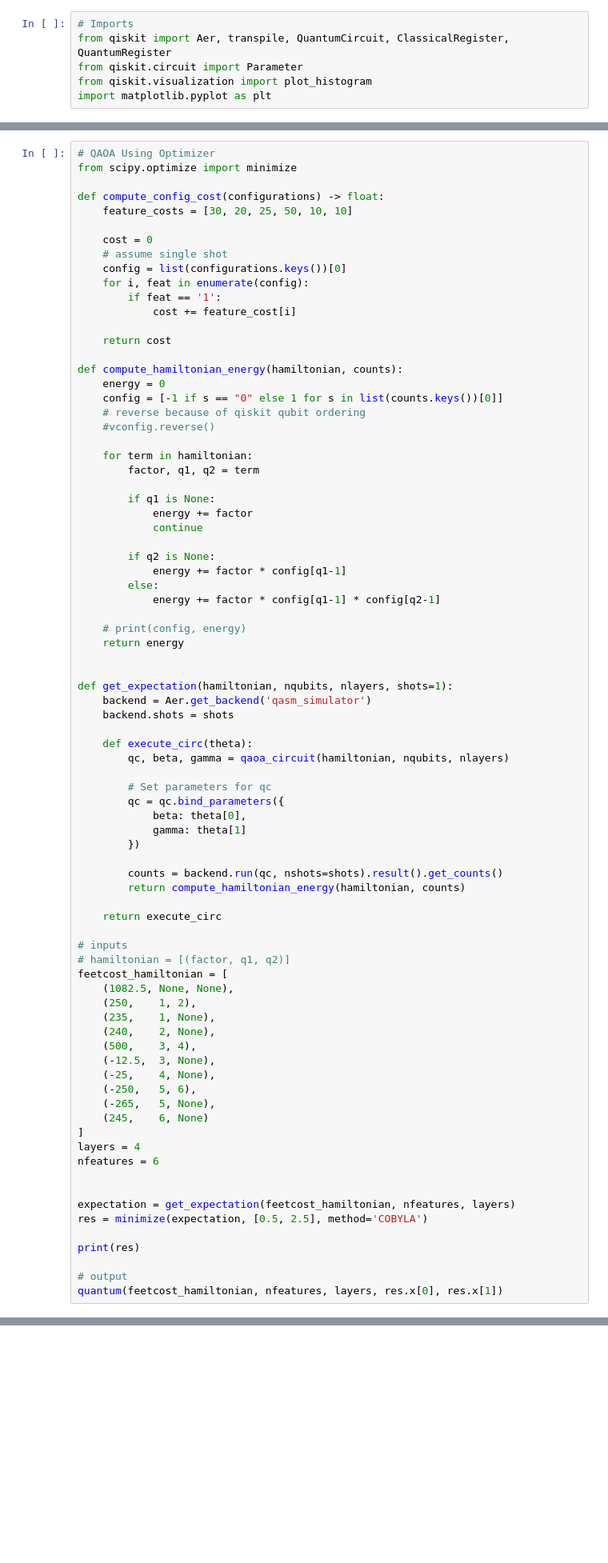
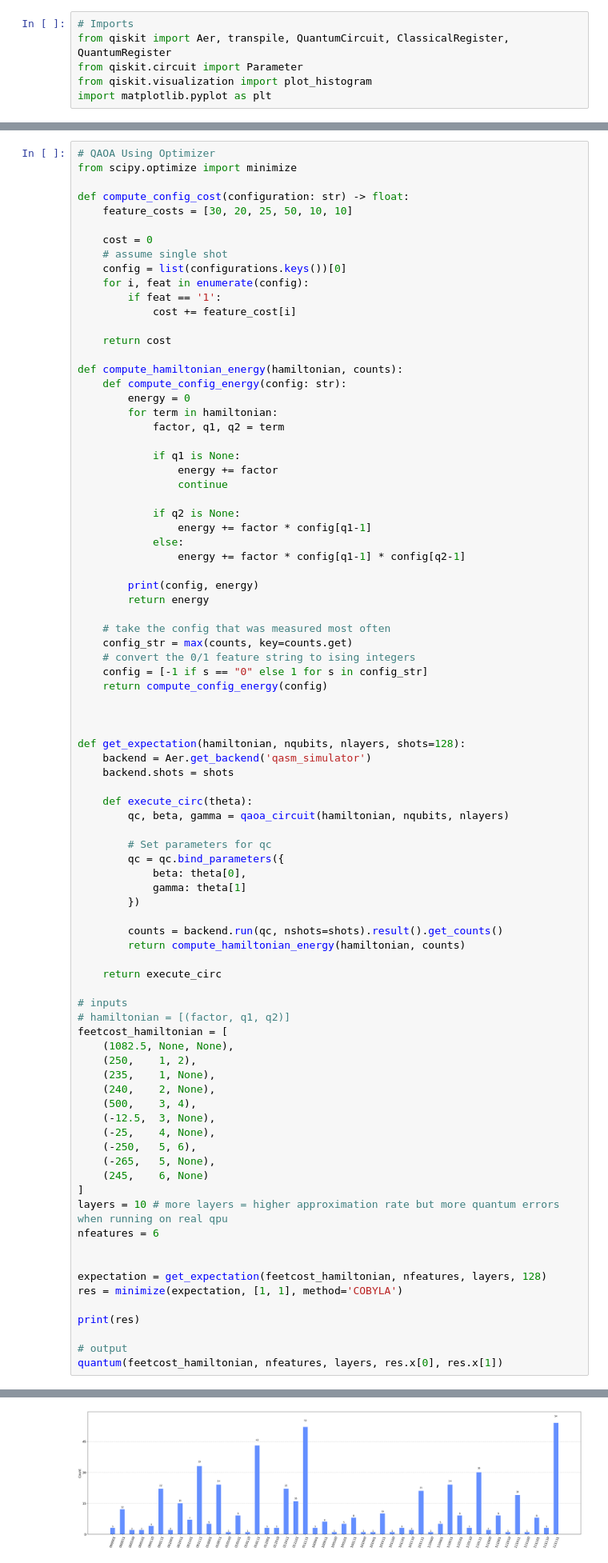
Before and after one commit to KIT-TVA/qc-configuration-problem, a Jupyter notebook: configproblem/MinCostSAT_QAOA.ipynb, the cells around one changed output, grey strips where cells are left out. Shown at 80% size. Cells and saved outputs as stored; diff of their text form; blank space fills up the shorter version.

Commit message:
Fix configuration selection in optimizer

```diff
--- a/configproblem/MinCostSAT_QAOA.ipynb
+++ b/configproblem/MinCostSAT_QAOA.ipynb
@@ -231,7 +241,7 @@ quantum(hamiltonian, 6, 1, 1, 1)
 # QAOA Using Optimizer
 from scipy.optimize import minimize
 
-def compute_config_cost(configurations) -> float:
+def compute_config_cost(configuration: str) -> float:
     feature_costs = [30, 20, 25, 50, 10, 10]
 
     cost = 0
@@ -244,28 +254,32 @@ def compute_config_cost(configurations) -> float:
     return cost
 
 def compute_hamiltonian_energy(hamiltonian, counts):
-    energy = 0
-    config = [-1 if s == "0" else 1 for s in list(counts.keys())[0]]
-    # reverse because of qiskit qubit ordering
-    #vconfig.reverse()
+    def compute_config_energy(config: str):
+        energy = 0
+        for term in hamiltonian:
+            factor, q1, q2 = term
 
-    for term in hamiltonian:
-        factor, q1, q2 = term
+            if q1 is None:
+                energy += factor
+                continue
 
-        if q1 is None:
-            energy += factor
-            continue
+            if q2 is None:
+                energy += factor * config[q1-1]
+            else:
+                energy += factor * config[q1-1] * config[q2-1]
 
-        if q2 is None:
-            energy += factor * config[q1-1]
-        else:
-            energy += factor * config[q1-1] * config[q2-1]
+        print(config, energy)
+        return energy
 
-    # print(config, energy)
-    return energy
+    # take the config that was measured most often
+    config_str = max(counts, key=counts.get)
+    # convert the 0/1 feature string to ising integers
+    config = [-1 if s == "0" else 1 for s in config_str]
+    return compute_config_energy(config)
 
 
-def get_expectation(hamiltonian, nqubits, nlayers, shots=1):
+
+def get_expectation(hamiltonian, nqubits, nlayers, shots=128):
     backend = Aer.get_backend('qasm_simulator')
     backend.shots = shots
 
@@ -297,14 +311,15 @@ feetcost_hamiltonian = [
     (-265,   5, None),
     (245,    6, None)
 ]
-layers = 4
+layers = 10 # more layers = higher approximation rate but more quantum errors when running on real qpu
 nfeatures = 6
 
 
-expectation = get_expectation(feetcost_hamiltonian, nfeatures, layers)
-res = minimize(expectation, [0.5, 2.5], method='COBYLA')
+expectation = get_expectation(feetcost_hamiltonian, nfeatures, layers, 128)
+res = minimize(expectation, [1, 1], method='COBYLA')
 
 print(res)
 
 # output
 quantum(feetcost_hamiltonian, nfeatures, layers, res.x[0], res.x[1])
+# %% [output]
@@ -310,0 +343 @@ quantum(feetcost_hamiltonian, nfeatures, layers, res.x[0], res.x[1])
+[figure, added]
```
Also changed, not shown: parts of 7 cells of this notebook.
